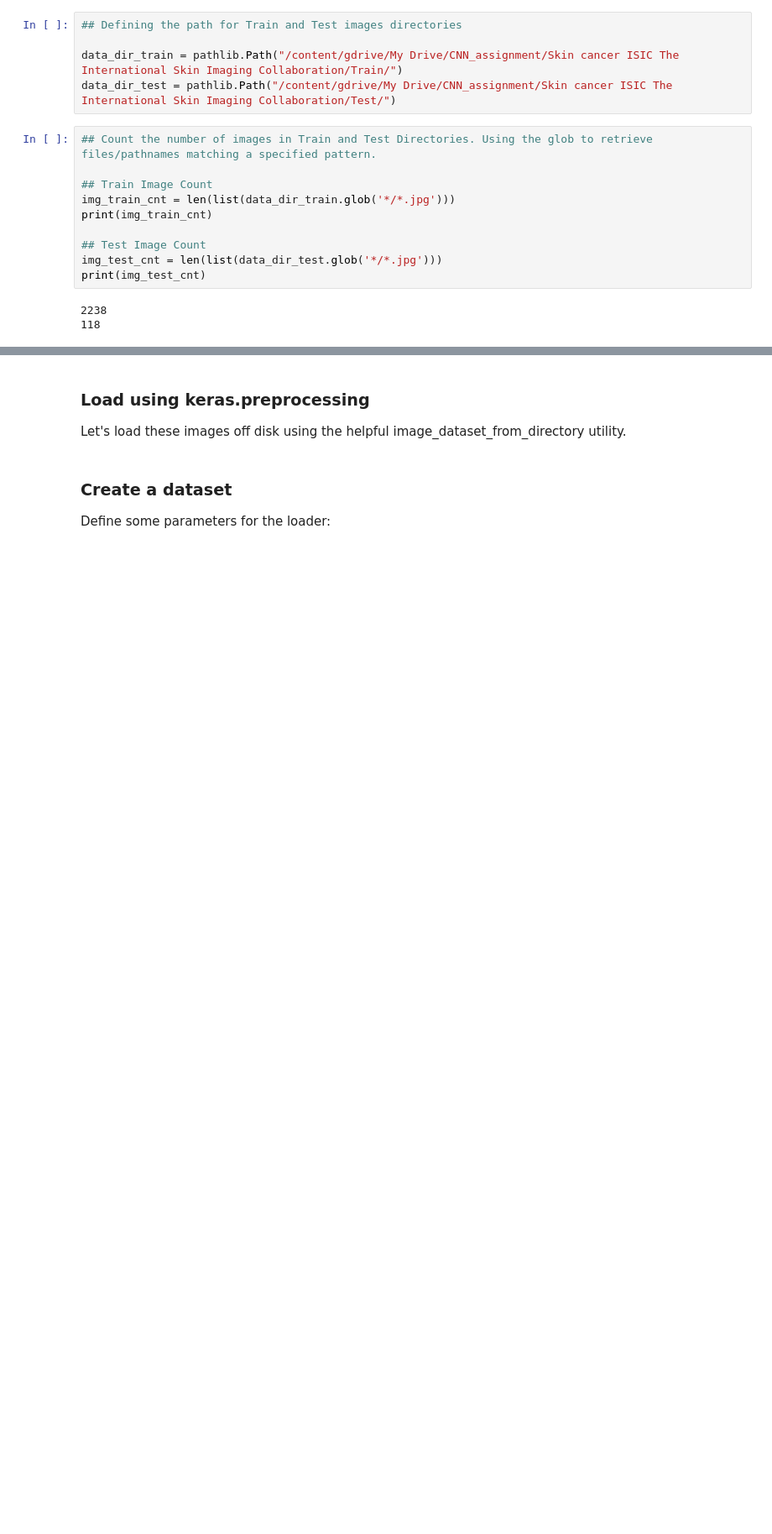
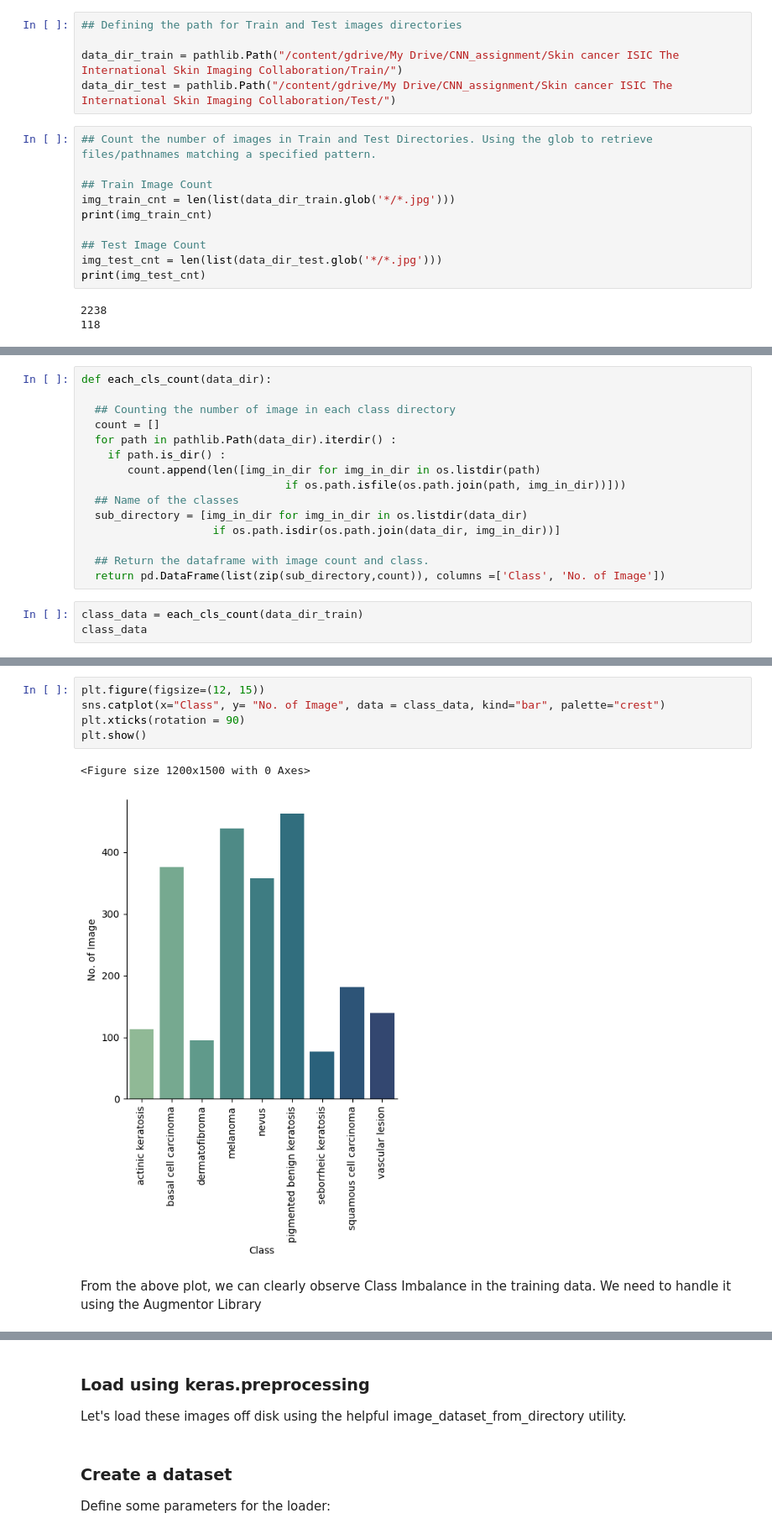
Before and after one commit to SonamKul9527/Melanoma_Detection_Assignment, a Jupyter notebook: sonam_k_nn.ipynb, the cells around one changed output, grey strips where cells are left out. Shown at 84% size. Drawn from its saved outputs; the diff is of its cells as text; blank space fills up the shorter version.

```diff
--- a/sonam_k_nn.ipynb
+++ b/sonam_k_nn.ipynb
@@ -61,0 +95,18 @@ print(img_test_cnt)
+# %%
+def each_cls_count(data_dir):
+
+  ## Counting the number of image in each class directory
+  count = []
+  for path in pathlib.Path(data_dir).iterdir() :
+    if path.is_dir() :
+       count.append(len([img_in_dir for img_in_dir in os.listdir(path)
+                               if os.path.isfile(os.path.join(path, img_in_dir))]))
+  ## Name of the classes
+  sub_directory = [img_in_dir for img_in_dir in os.listdir(data_dir)
+                    if os.path.isdir(os.path.join(data_dir, img_in_dir))]
+
+  ## Return the dataframe with image count and class.
+  return pd.DataFrame(list(zip(sub_directory,count)), columns =['Class', 'No. of Image'])
+# %%
+class_data = each_cls_count(data_dir_train)
+class_data
@@ -61,0 +124,10 @@ print(img_test_cnt)
+# %%
+plt.figure(figsize=(12, 15))
+sns.catplot(x="Class", y= "No. of Image", data = class_data, kind="bar", palette="crest")
+plt.xticks(rotation = 90)
+plt.show()
+# %% [output]
+<Figure size 1200x1500 with 0 Axes>
+[figure, added]
+# %% [markdown]
+From the above plot, we can clearly observe Class Imbalance in the training data. We need to handle it using the Augmentor Library
```
Also changed, not shown: parts of 18 cells of this notebook.
